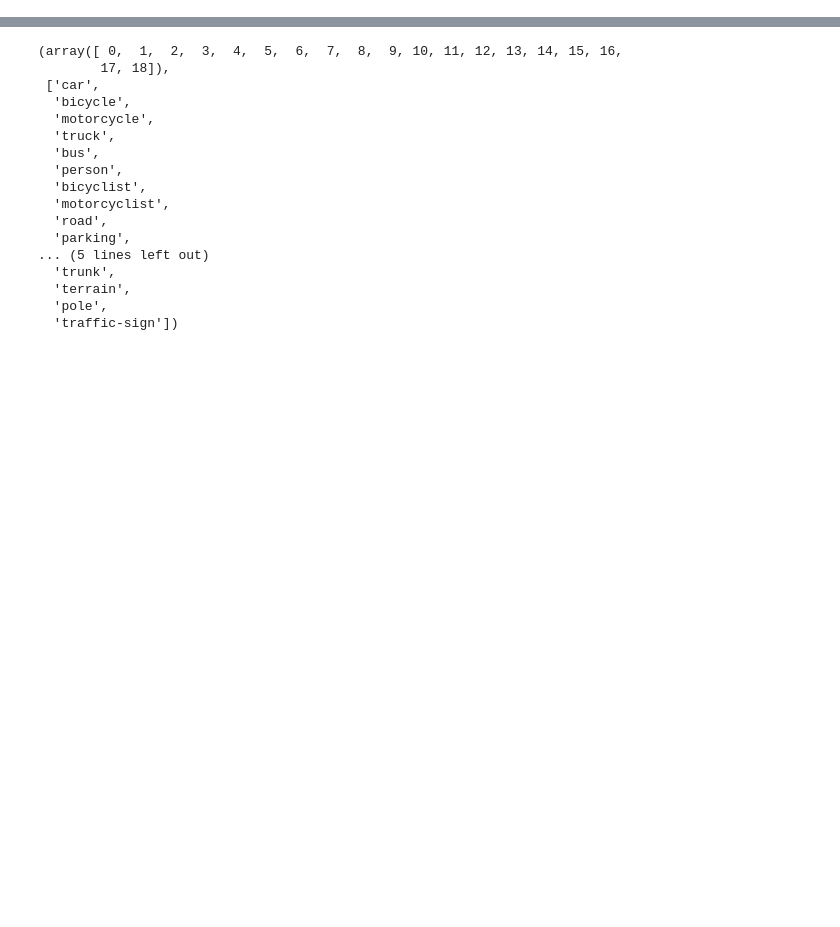
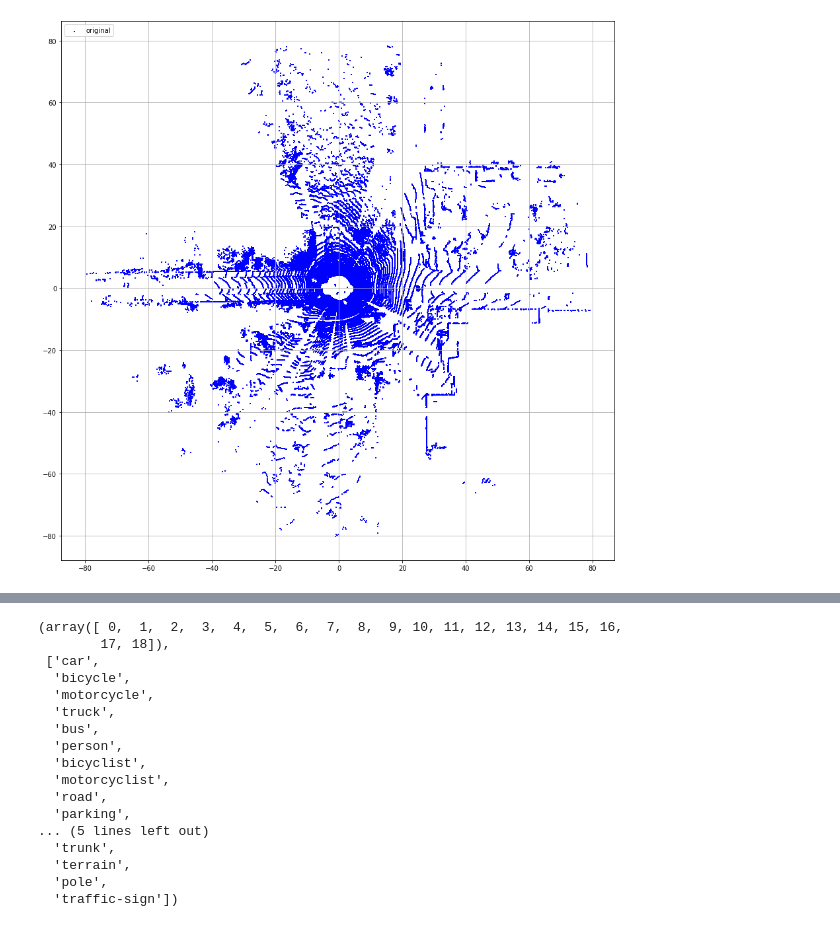
Before and after one commit to ponderbb/polarseg-kitti, a Jupyter notebook: notebooks/sandbox.ipynb, the cells around one changed output, grey strips where cells are left out. Cells and saved outputs as stored; diff of their text form; code cells hidden in the pictures; blank space fills up the shorter version.

Commit message:
polar proj sandbox

```diff
--- a/notebooks/sandbox.ipynb
+++ b/notebooks/sandbox.ipynb
@@ -18,0 +24,22 @@ if '~/polarseg-kitti' not in sys.path:
+# %%
+semkitti = SemanticKITTI("/root/repos/polarseg-kitti/data/debug", data_split='valid')
+
+semkitti_loader = DataLoader(semkitti)
+
+scan = next(iter(semkitti_loader))
+
+xyz = scan[0][0,:,:3].numpy()
+xyz_flip = utils.random_flip(xyz.copy())
+xyz_rot = utils.random_rot(xyz.copy())
+
+fig = plt.figure(figsize=(15,15))
+ax1 = fig.add_subplot(111)
+
+ax1.scatter(xyz[:,0],xyz[:,1], c='b', marker="s", label='original', s=1)
+# ax1.scatter(xyz_flip[:,0],xyz_flip[:,1],c='r', marker="o", label='flipped', s=1)
+# ax1.scatter(xyz_rot[:,0],xyz_rot[:,1],c='g', marker="x", label='rotated', s=1)
+plt.legend(loc='upper left');
+plt.grid()
+plt.show()
+# %% [output]
+[figure, added]
```
Also changed, not shown: parts of 9 cells of this notebook, 1 other file.
